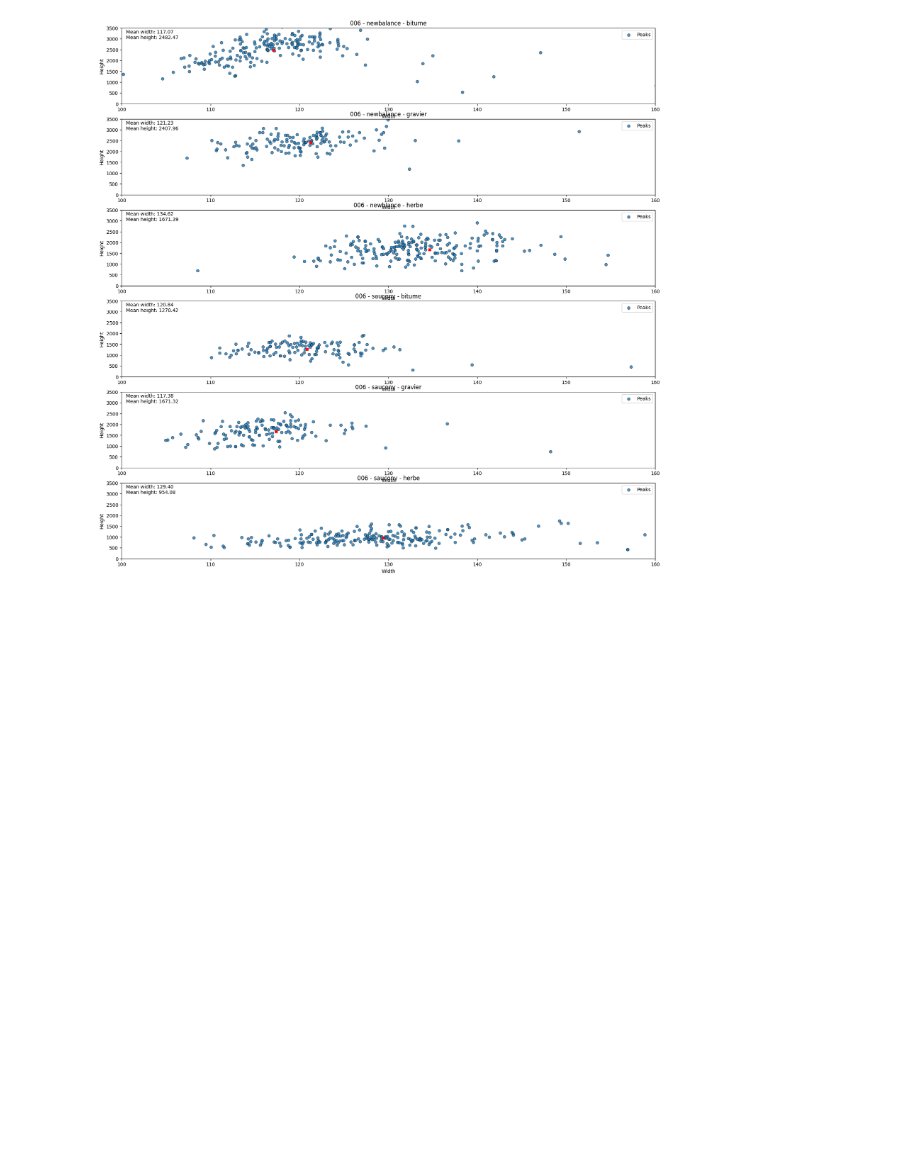
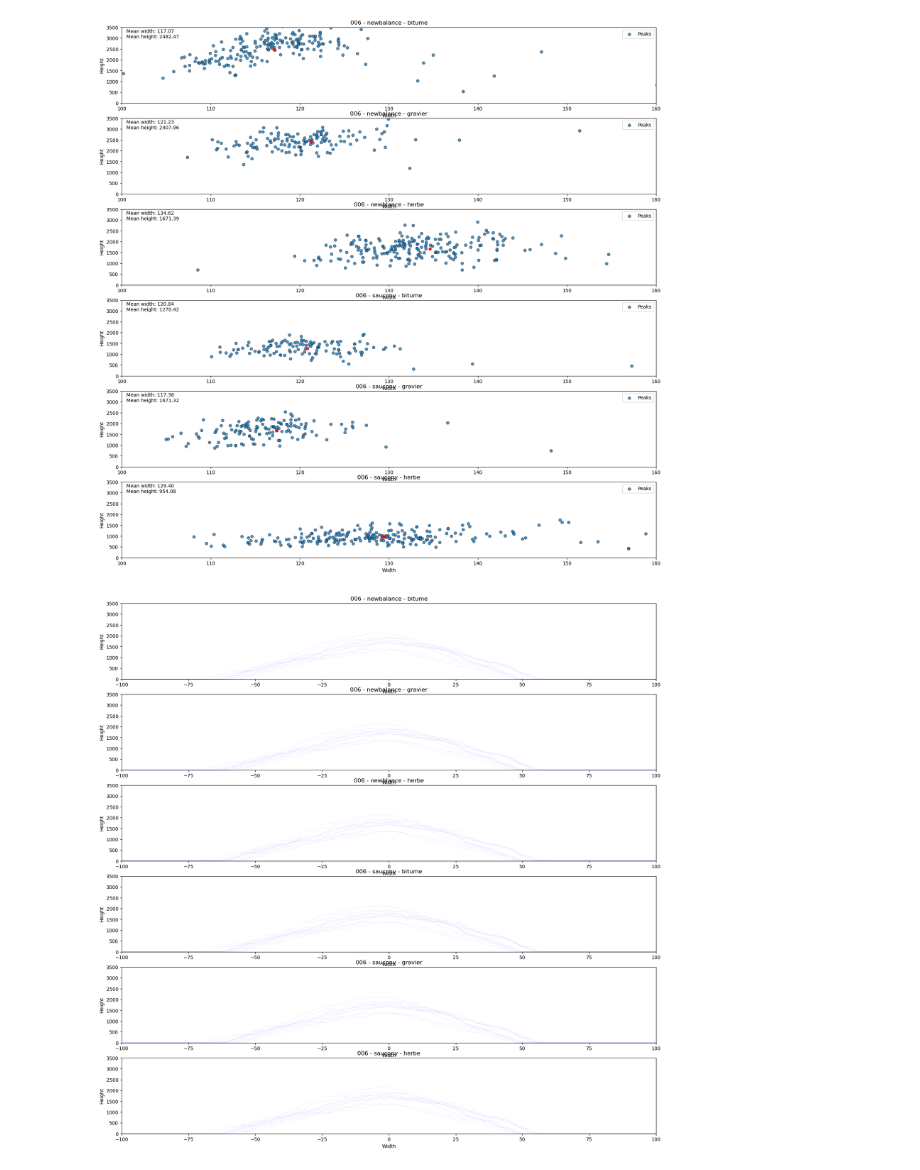
Before and after one commit to MalauD/TIPE2022, a Jupyter notebook: Code/Notebooks/exploitation.ipynb, the cells around one changed output. Saved outputs shown, nothing was run; the diff lists cells and outputs as text; code cells hidden in the pictures; blank space fills up the shorter version.

```diff
--- a/Code/Notebooks/exploitation.ipynb
+++ b/Code/Notebooks/exploitation.ipynb
@@ -114,3 +114,55 @@ def plot_data(data, channel):
 plot_data(datas,2)
 # %% [output]
 [figure]
+# %%
+def get_peaks(data, channel, window=300):
+    channel = 'Channel ' + str(channel);
+
+    peaks_res = [[]] * len(data)
+
+    for i, (session, shoes, coating, df) in enumerate(data):
+        df_trim = df[1000:-1000]
+        peaks, _ = signal.find_peaks(df_trim[channel], height=300, prominence=150, width=50)
+
+        widths = signal.peak_widths(df_trim[channel], peaks, rel_height=0.97)
+        for j in range(len(widths[0])):
+            peak = peaks[j]
+            peak_length = int(widths[0][j])
+            peaks_res[i].append(df_trim[channel][peak-window:peak+window])
+    return peaks_res
+
+window = 100
+peaks_extracted = [get_peaks(datas, channel, window) for channel in range(1,5)]
+# %%
+
+def get_mean_peak(channel):
+    peaks = peaks_extracted[channel-1]
+    mean_peaks = []
+    for peak in range(len(peaks)):
+        mean_peaks.append(np.mean(peaks[peak], axis=0))
+
+# Plot average peak
+def plot_peaks(data, channel):
+    peaks = peaks_extracted[channel-1]
+    channel = 'Channel ' + str(channel);
+    # Plot in subplots for each entry
+    fig, axs = plt.subplots(len(data), 1 , figsize=(20, 20))
+    for i, (session, shoes, coating, df) in enumerate(data):
+        for j in range(10):
+            try:
+                axs[i].plot(np.linspace(-window, window, 2*window),peaks[i][j], label='Peaks', alpha=0.1, color='blue', linewidth=0.5)
+            except:
+                pass
+        axs[i].set_title(f'{session} - {shoes} - {coating}')
+        axs[i].set_xlabel('Width')
+        axs[i].set_ylabel('Height')
+        axs[i].set_xlim([-window, window])
+        axs[i].set_ylim([0, 3500])
+
+
+
+    plt.show()
+
+plot_peaks(datas,2)
+# %% [output]
+[figure, added]
```
Also changed, not shown: parts of 3 cells of this notebook, 3 other files.
